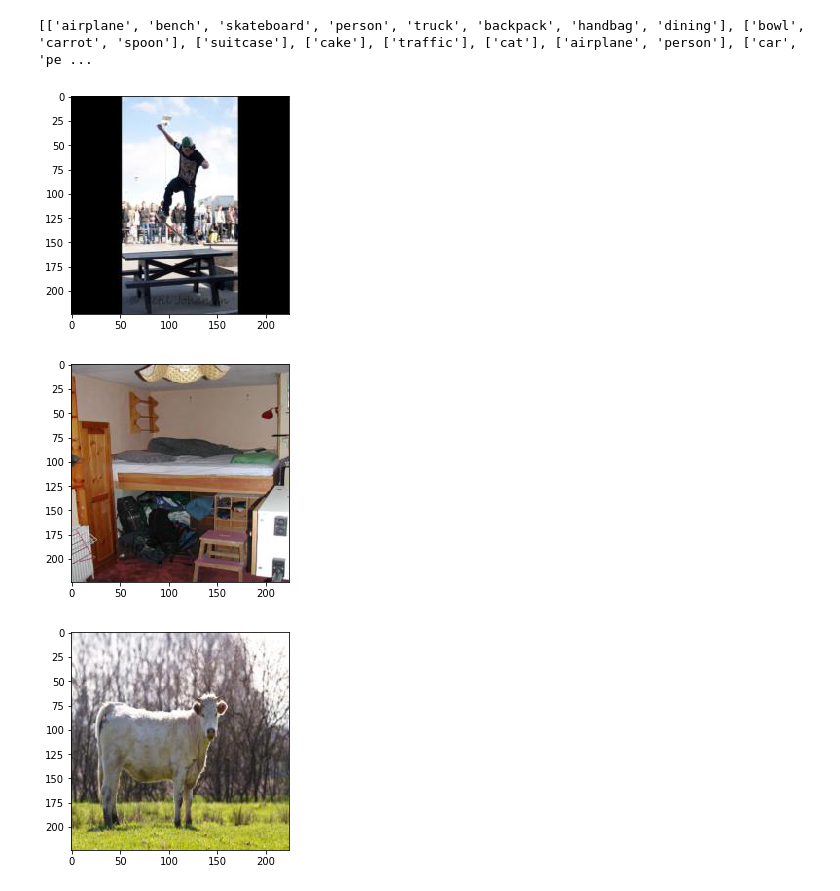
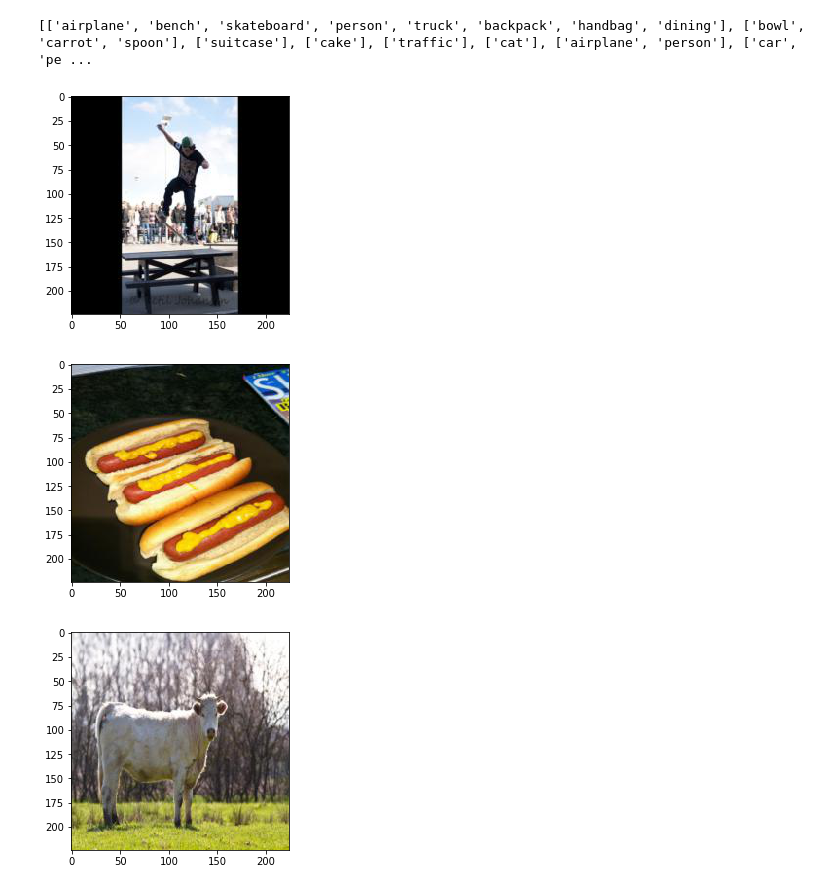
Before and after one commit to dni138/search_engine_project, a Jupyter notebook: Final_Project_AML.ipynb, the cells around one changed output. Saved outputs shown, nothing was run; the diff lists cells and outputs as text; code cells hidden in the pictures.

```diff
--- a/Final_Project_AML.ipynb
+++ b/Final_Project_AML.ipynb
@@ -141,14 +141,14 @@ print(category_tags)
 # %%
 img=mpimg.imread(images_train_sort[0])
 imgplot = plt.imshow(img)
 plt.show()
 
-img_test=mpimg.imread(images_test_sort[0])
+img_test=mpimg.imread(images_test_sort[236])
 imgplot_test = plt.imshow(img_test)
 plt.show()
 # %% [output]
 [figure]
-[figure, old version]
+[figure, new version]
 # %%
 img=mpimg.imread(images_train_sort[1])
 imgplot = plt.imshow(img)
```
Also changed, not shown: parts of 50 cells of this notebook.
